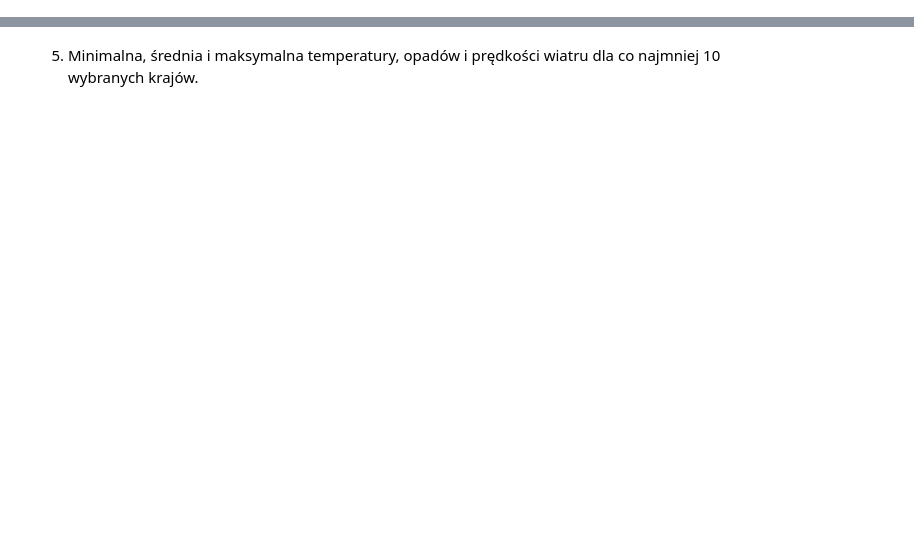
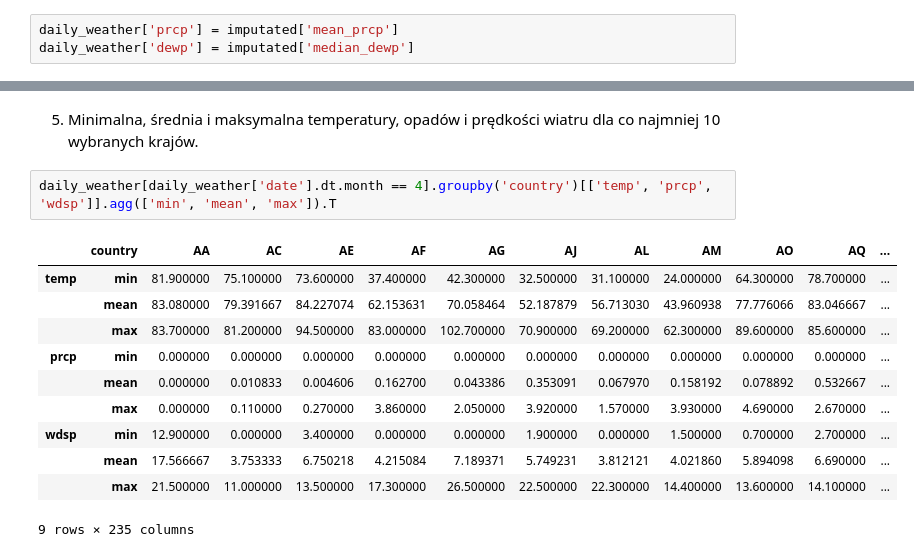
Before and after one commit to Matio004/PodstawyPrzetwarzaniaDuzychZbiorowDanych, a Jupyter notebook: zad2.ipynb, the cells around one changed output, grey strips where cells are left out. Saved outputs shown, nothing was run; the diff lists cells and outputs as text; blank space fills up the shorter version.

```diff
--- a/zad2.ipynb
+++ b/zad2.ipynb
@@ -101,0 +232,3 @@ pd.DataFrame({'Liczba braków': imputated.isnull().sum(), 'Procent (%)': imputat
+# %%
+daily_weather['prcp'] = imputated['mean_prcp']
+daily_weather['dewp'] = imputated['median_dewp']
@@ -112,2 +340,16 @@ pd.DataFrame({'Liczba braków': imputated.isnull().sum(), 'Procent (%)': imputat
 # %% [markdown]
 5. Minimalna, średnia i maksymalna temperatury, opadów i prędkości wiatru dla co najmniej 10 wybranych krajów.
+# %%
+daily_weather[daily_weather['date'].dt.month == 4].groupby('country')[['temp', 'prcp', 'wdsp']].agg(['min', 'mean', 'max']).T
+# %% [output]
+|  | country | AA | AC | AE | AF | AG | AJ | AL | AM | AO | AQ | ... |
+| temp | min | 81.900000 | 75.100000 | 73.600000 | 37.400000 | 42.300000 | 32.500000 | 31.100000 | 24.000000 | 64.300000 | 78.700000 | ... |
+|  | mean | 83.080000 | 79.391667 | 84.227074 | 62.153631 | 70.058464 | 52.187879 | 56.713030 | 43.960938 | 77.776066 | 83.046667 | ... |
+|  | max | 83.700000 | 81.200000 | 94.500000 | 83.000000 | 102.700000 | 70.900000 | 69.200000 | 62.300000 | 89.600000 | 85.600000 | ... |
+| prcp | min | 0.000000 | 0.000000 | 0.000000 | 0.000000 | 0.000000 | 0.000000 | 0.000000 | 0.000000 | 0.000000 | 0.000000 | ... |
+|  | mean | 0.000000 | 0.010833 | 0.004606 | 0.162700 | 0.043386 | 0.353091 | 0.067970 | 0.158192 | 0.078892 | 0.532667 | ... |
+|  | max | 0.000000 | 0.110000 | 0.270000 | 3.860000 | 2.050000 | 3.920000 | 1.570000 | 3.930000 | 4.690000 | 2.670000 | ... |
+| wdsp | min | 12.900000 | 0.000000 | 3.400000 | 0.000000 | 0.000000 | 1.900000 | 0.000000 | 1.500000 | 0.700000 | 2.700000 | ... |
+|  | mean | 17.566667 | 3.753333 | 6.750218 | 4.215084 | 7.189371 | 5.749231 | 3.812121 | 4.021860 | 5.894098 | 6.690000 | ... |
+|  | max | 21.500000 | 11.000000 | 13.500000 | 17.300000 | 26.500000 | 22.500000 | 22.300000 | 14.400000 | 13.600000 | 14.100000 | ... |
+9 rows × 235 columns
```
Also changed, not shown: parts of 24 cells of this notebook.
